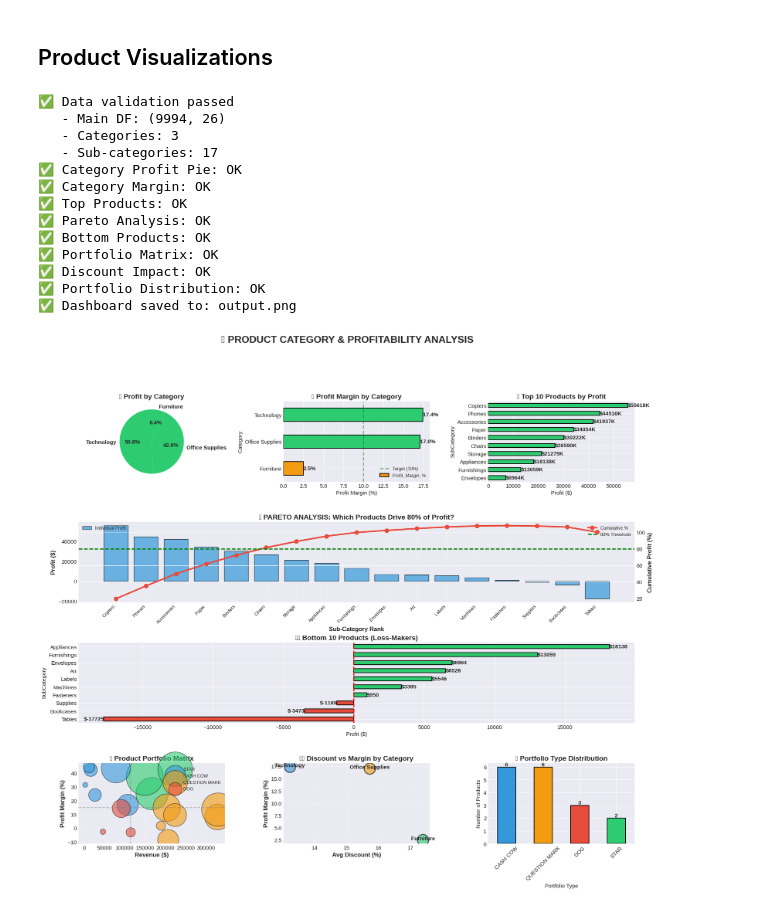
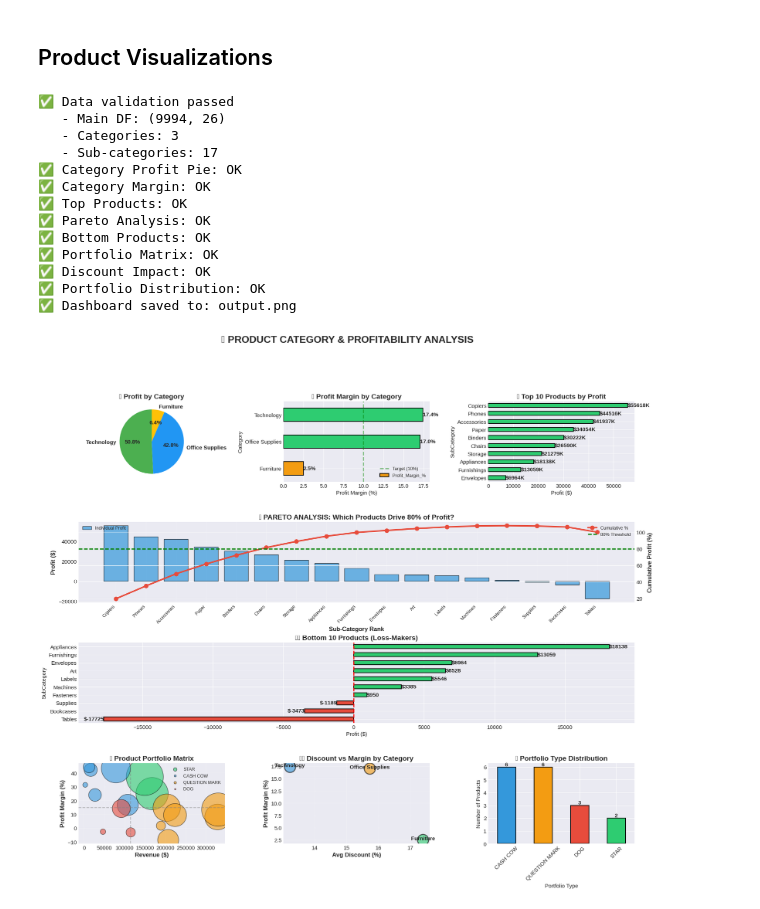
Before and after one commit to MdZeeshan-ML/superstore-profitability-analysis, a Jupyter notebook: Superstore_Analysis.ipynb, the cells around one changed output. Saved outputs shown, nothing was run; the diff lists cells and outputs as text; code cells hidden in the pictures.

```diff
--- a/Superstore_Analysis.ipynb
+++ b/Superstore_Analysis.ipynb
@@ -3282,7 +3282,8 @@ class ChartConfig:
         'star': '#2ecc71',
         'cash_cow': '#3498db',
         'question_mark': '#f39c12',
-        'dog': '#e74c3c'
+        'dog': '#e74c3c',
+        'pie_palette': ['#4CAF50', '#2196F3', '#FFC107', '#FF5722', '#9C27B0', '#00BCD4', '#8BC34A', '#FF9800', '#F44336'] # A diverse palette
     })
 
     GRID_SPEC: Dict = field(default_factory=lambda: {
@@ -3379,7 +3380,9 @@ def create_pie_chart(ax, data: pd.Series, title: str, colors: Optional[List[str]
         return
 
     if colors is None:
-        colors = get_profit_colors(data_positive)
+        # Default pie colors if not explicitly provided
+        num_slices = len(data_positive)
+        colors = config.COLORS['pie_palette'][:num_slices] # Use a subset of the defined palette
 
     data_positive.plot(
         kind='pie',
@@ -3659,7 +3662,7 @@ class ProductPortfolioVisualizer:
             ax.set_title('📈 Product Portfolio Matrix', **config.TITLE_FONT)
             ax.set_xlabel('Revenue ($)', **config.SUBTITLE_FONT)
             ax.set_ylabel('Profit Margin (%)', **config.SUBTITLE_FONT)
-            ax.legend(loc='best', fontsize=9)
+            ax.legend(loc='best', fontsize=9, markerscale=0.1) # FIX: Further reduced markerscale
             ax.grid(alpha=0.3)
         except Exception as e:
             ax.text(0.5, 0.5, f'Error: {str(e)}', ha='center', va='center', transform=ax.transAxes)
@@ -3711,7 +3714,7 @@ class ProductPortfolioVisualizer:
             portfolio_counts = self.subcat_performance['Portfolio_Type'].value_counts()
 
             if portfolio_counts.empty:
-                ax.text(0.5, 0.5, 'No Data', ha='center', va='center', transform=ax.transAxes)
+                ax.text(0.5, 0.5, 'No Data', ha='center', va='center', fontsize=16)
                 return
 
             color_map = {
@@ -3735,31 +3738,31 @@ class ProductPortfolioVisualizer:
 
 # ============================================================================
 # USAGE EXAMPLE
 # ============================================================================
 
 visualizer = ProductPortfolioVisualizer(
         df=df,
         category_performance=category_performance,
         subcat_performance=subcat_performance,
         subcat_sorted=subcat_sorted,
         median_sales=median_sales,
         median_margin=median_margin
     )
 
 fig = visualizer.create_dashboard(save_path='output.png')
 plt.show()
 # %% [output]
 ✅ Data validation passed
    - Main DF: (9994, 26)
    - Categories: 3
    - Sub-categories: 17
 ✅ Category Profit Pie: OK
 ✅ Category Margin: OK
 ✅ Top Products: OK
 ✅ Pareto Analysis: OK
 ✅ Bottom Products: OK
 ✅ Portfolio Matrix: OK
 ✅ Discount Impact: OK
 ✅ Portfolio Distribution: OK
 ✅ Dashboard saved to: output.png
-[figure, old version]
+[figure, new version]
```
